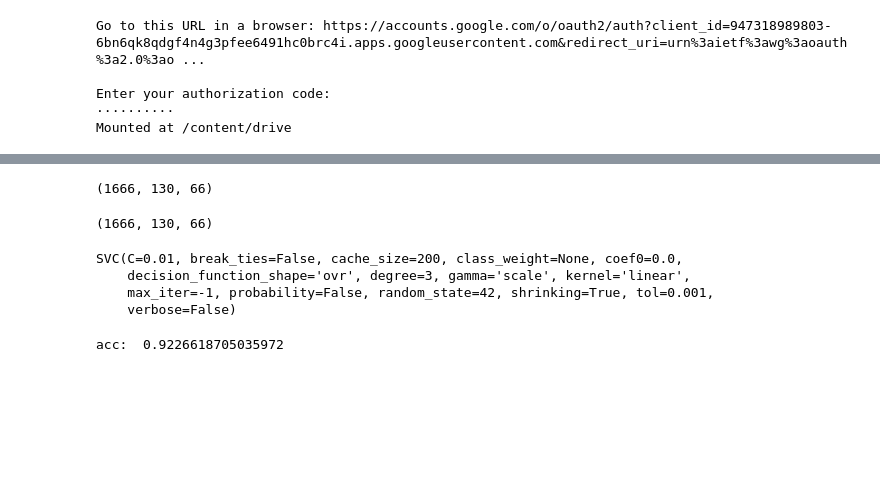
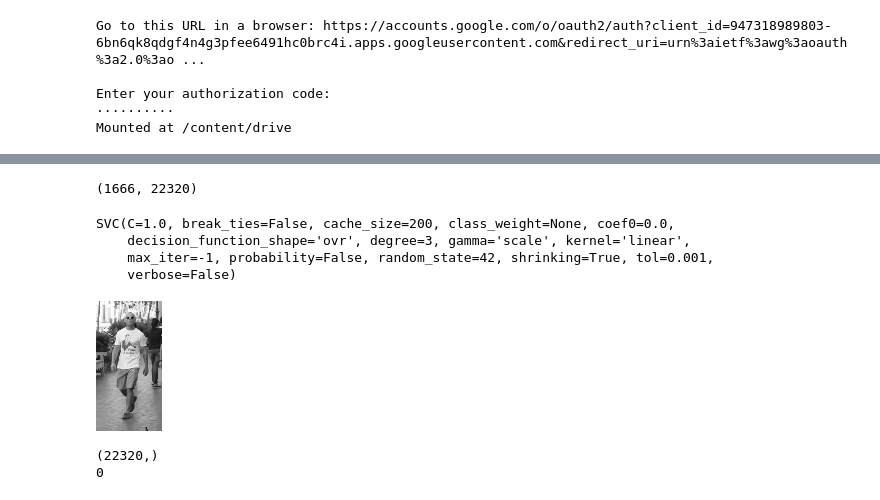
Before and after one commit to ntploc0910/CS114.K21, a Jupyter notebook: detect_homan.ipynb, the cells around one changed output, grey strips where cells are left out. Drawn from its saved outputs; the diff is of its cells as text; code cells hidden in the pictures; blank space fills up the shorter version.

```diff
--- a/detect_homan.ipynb
+++ b/detect_homan.ipynb
@@ -68,30 +77,30 @@ hog = HOG(orientations=12, pixelsPerCell=(4, 4), cellsPerBlock=(2, 2), normalize
 for img in data:
   features.append(hog.describe(img))
 # %%
-x_train, x_test, y_train, y_test = train_test_split(data, lb, test_size=0.25)
+x_train, x_test, y_train, y_test = train_test_split(features, lb, test_size=0.25)
 # %%
 print(np.shape(x_train))
 # %% [output]
-(1666, 130, 66)
+(1666, 22320)
-# %%
-# x_train = np.array(x_train)
-print(np.shape(x_train))
-train = np.reshape(x_train, (1666, 8580))
-test = np.reshape(x_test, (556, 8580))
-# %% [output]
-(1666, 130, 66)
 # %%
-model = SVC(kernel="linear", C=0.01, probability=False, random_state=42)
-model.fit(train, y_train)
+model = SVC(kernel="linear", probability=False, random_state=42)
+model.fit(x_train, y_train)
 # %% [output]
-SVC(C=0.01, break_ties=False, cache_size=200, class_weight=None, coef0=0.0,
+SVC(C=1.0, break_ties=False, cache_size=200, class_weight=None, coef0=0.0,
     decision_function_shape='ovr', degree=3, gamma='scale', kernel='linear',
     max_iter=-1, probability=False, random_state=42, shrinking=True, tol=0.001,
     verbose=False)
 # %%
 from sklearn.metrics import accuracy_score
-
-pred = model.predict(test)
-print('acc: ', accuracy_score(pred, y_test))
+img = cv2.imread("4.png", cv2.IMREAD_GRAYSCALE)
+img = cv2.resize(img, (66, 130))
+cv2_imshow(img)
+temp = hog.describe(img)
+print(np.shape(temp))
+pred = model.predict([temp])
+print(pred.argmax(axis=0))
+# print('acc: ', accuracy_score(pred, y_test))
 # %% [output]
+[figure, added]
-acc:  0.9226618705035972
+(22320,)
+0
```
Also changed, not shown: parts of 2 cells of this notebook.
